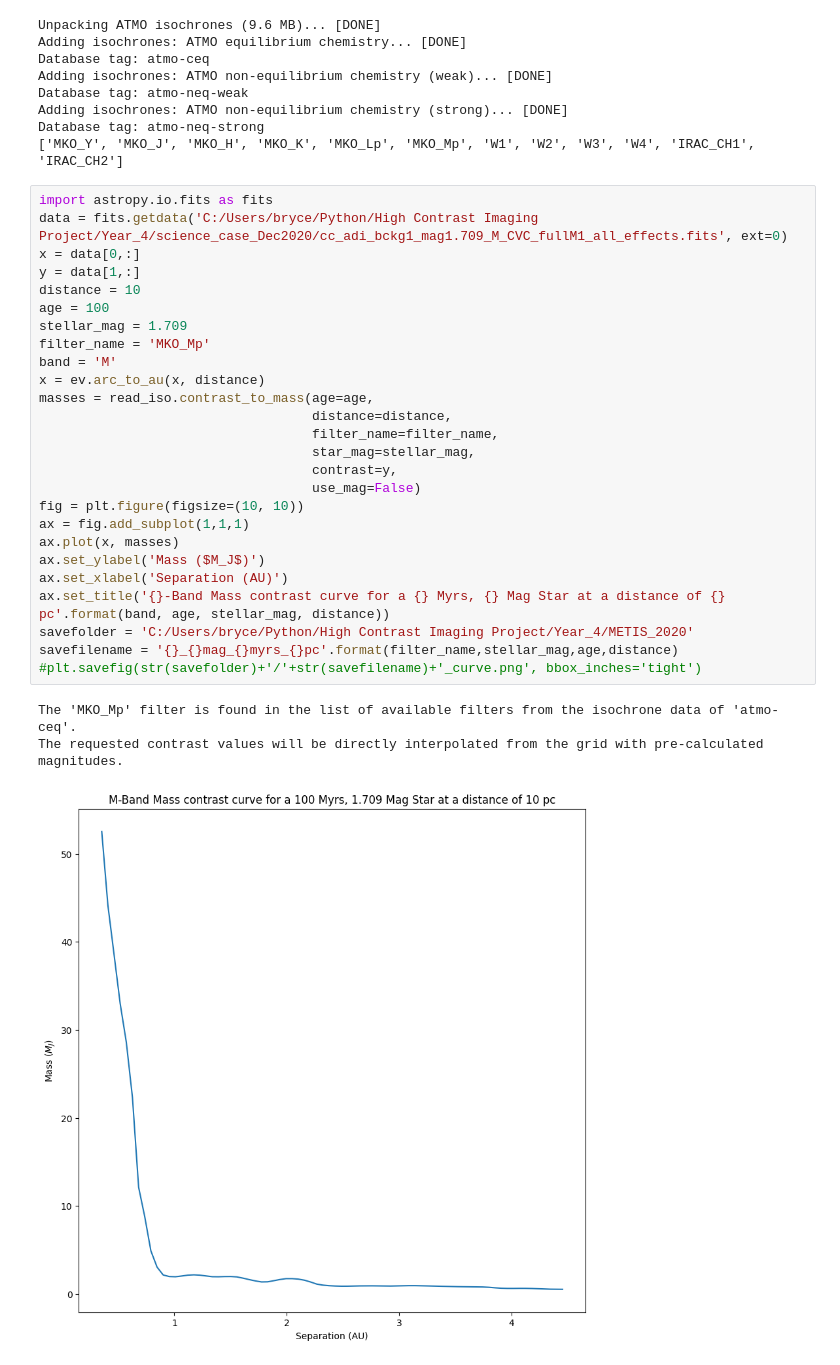
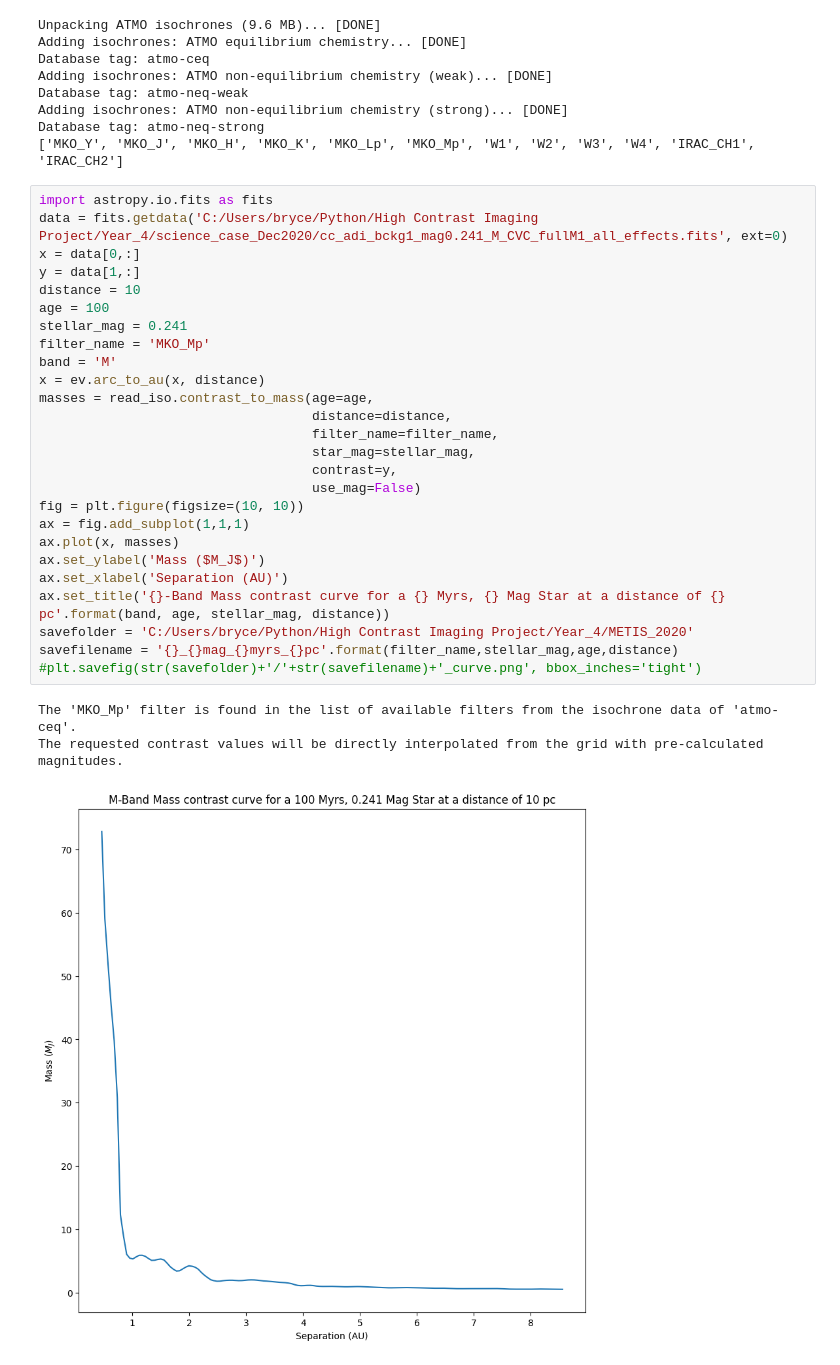
Before and after one commit to BryceDixon/High_Contrast_Imaging, a Jupyter notebook: exo_dmc_run.ipynb, the cells around one changed output. Cells and saved outputs as stored; diff of their text form.

```diff
--- a/exo_dmc_run.ipynb
+++ b/exo_dmc_run.ipynb
@@ -37,34 +37,34 @@ Database tag: atmo-neq-strong
 ['MKO_Y', 'MKO_J', 'MKO_H', 'MKO_K', 'MKO_Lp', 'MKO_Mp', 'W1', 'W2', 'W3', 'W4', 'IRAC_CH1', 'IRAC_CH2']
 # %%
 import astropy.io.fits as fits
-data = fits.getdata('C:/Users/bryce/Python/High Contrast Imaging Project/Year_4/science_case_Dec2020/cc_adi_bckg1_mag1.709_M_CVC_fullM1_all_effects.fits', ext=0)
+data = fits.getdata('C:/Users/bryce/Python/High Contrast Imaging Project/Year_4/science_case_Dec2020/cc_adi_bckg1_mag0.241_M_CVC_fullM1_all_effects.fits', ext=0)
 x = data[0,:]
 y = data[1,:]
 distance = 10
 age = 100
-stellar_mag = 1.709
+stellar_mag = 0.241
 filter_name = 'MKO_Mp'
 band = 'M'
 x = ev.arc_to_au(x, distance)
 masses = read_iso.contrast_to_mass(age=age,
                                    distance=distance,
                                    filter_name=filter_name,
                                    star_mag=stellar_mag,
                                    contrast=y,
                                    use_mag=False)
 fig = plt.figure(figsize=(10, 10))
 ax = fig.add_subplot(1,1,1)
 ax.plot(x, masses)
 ax.set_ylabel('Mass ($M_J$)')
 ax.set_xlabel('Separation (AU)')
 ax.set_title('{}-Band Mass contrast curve for a {} Myrs, {} Mag Star at a distance of {} pc'.format(band, age, stellar_mag, distance))
 savefolder = 'C:/Users/bryce/Python/High Contrast Imaging Project/Year_4/METIS_2020'
 savefilename = '{}_{}mag_{}myrs_{}pc'.format(filter_name,stellar_mag,age,distance)
 #plt.savefig(str(savefolder)+'/'+str(savefilename)+'_curve.png', bbox_inches='tight')
 # %% [output]
 The 'MKO_Mp' filter is found in the list of available filters from the isochrone data of 'atmo-ceq'.
 The requested contrast values will be directly interpolated from the grid with pre-calculated magnitudes.
-[figure, old version]
+[figure, new version]
 # %%
 ID='{}-Band Detection Probability a {} Myrs, {} Mag Star at {} pc'.format(band, age, stellar_mag, distance)
 dist=([10])
```
Also changed, not shown: parts of 1 cell of this notebook, 2 other files.
